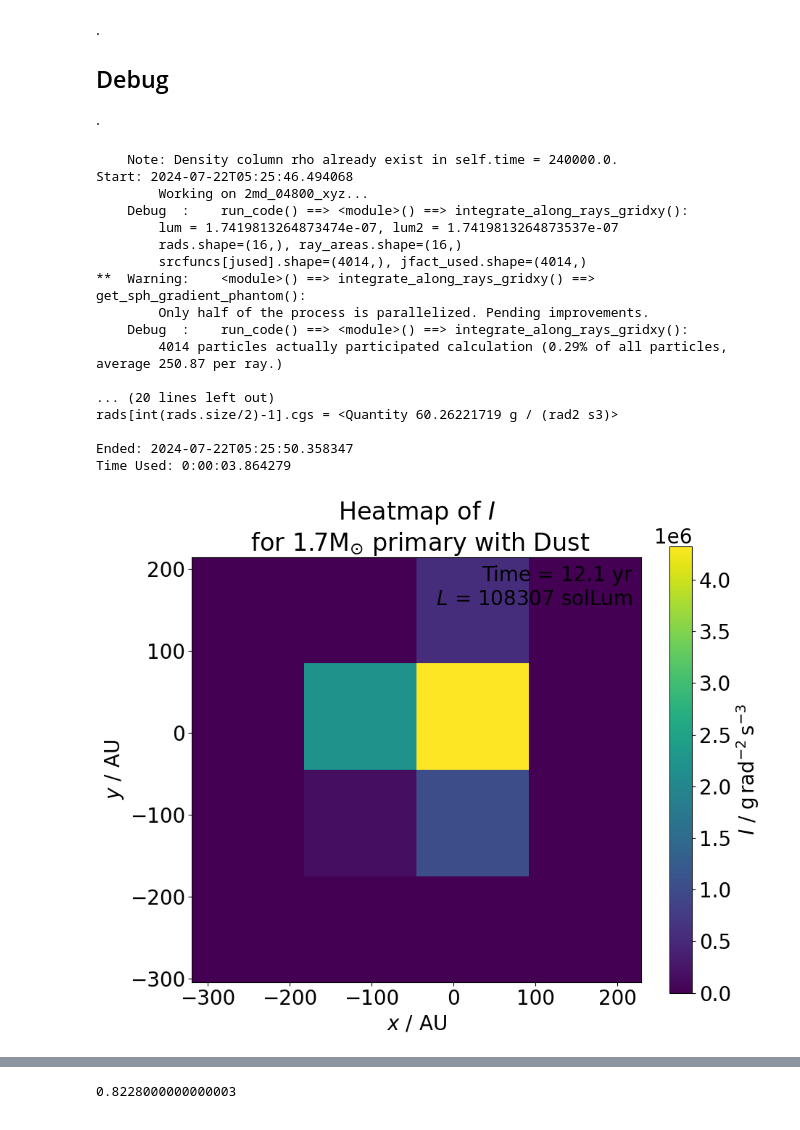
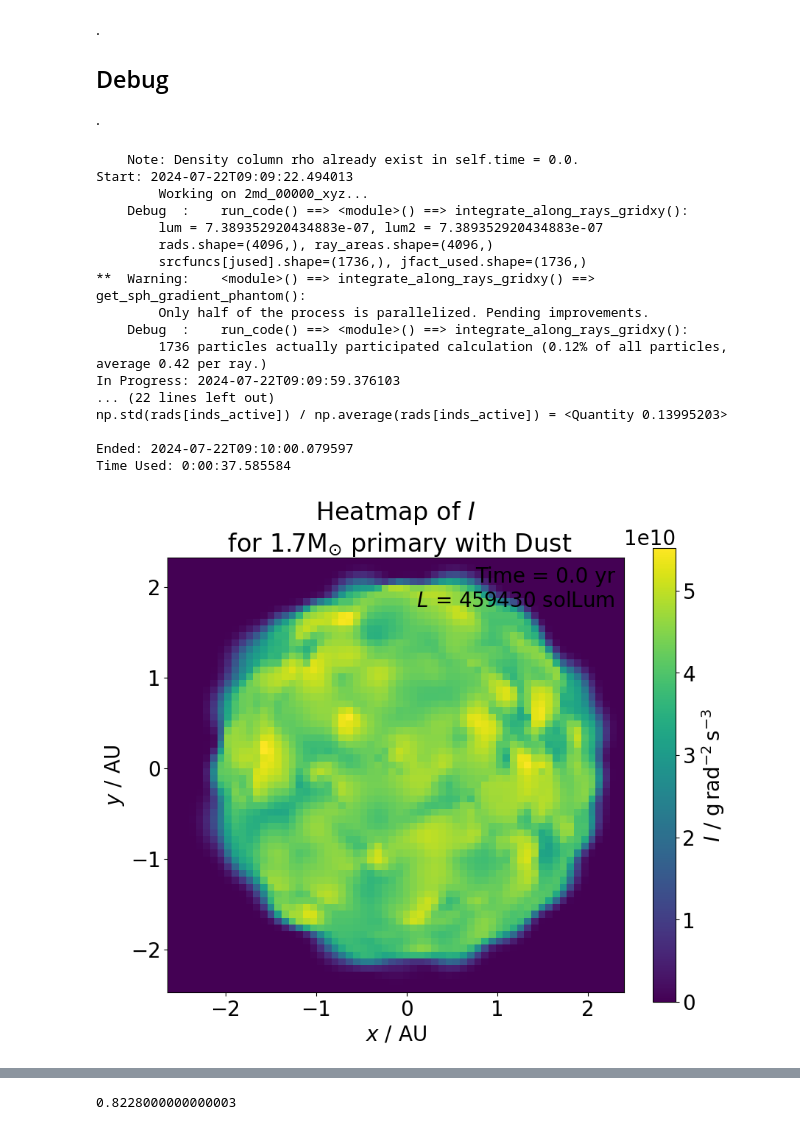
Before and after one commit to chunliangmu/RTinCEE-scripts-2024, a Jupyter notebook: script_LCGen.ipynb, the cells around one changed output, grey strips where cells are left out. Saved outputs shown, nothing was run; the diff lists cells and outputs as text; code cells hidden in the pictures.

```diff
--- a/script_LCGen.ipynb
+++ b/script_LCGen.ipynb
@@ -1892,10 +1916,11 @@ if do_debug and __name__ == '__main__':
 
 
     job_nicknames = ['2md', ]
-    FILE_INDEXES  = [ 4800, ] #[    0, ] #[ 4800, ]
+    FILE_INDEXES  = [ 0, ] #[    0, ] #[ 4800, ]
     xyzs_list     = ['xyz', ]
-    no_xy         = (4, 4)
+    no_xy         = (64, 64)
     no_xy_txt = 'x'.join([f'{i}' for i in no_xy])
+    use_new_algo  = True
 
     # init combined data
     comb = {}
@@ -1966,11 +1991,23 @@ if do_debug and __name__ == '__main__':
                     # do integration without error estimation
                     srcfuncs = np.array(srcfuncs)
                     srcfuncs_err = None # ask to re-calc below
-                    ans   = integrate_along_rays_gridxy(
-                        sdf, srcfuncs, srcfuncs_err, rays, ray_areas,
-                        xyzs_names_list=xyzs_names_list, parallel=True, verbose=verbose,
-                    )
-                    lum, lum_err, rads, areas_p, taus, inds, contr, pts_order_used, jfact_used = ans
+                    if use_new_algo:
+                        ans   = integrate_along_rays_gridxy(
+                            sdf, srcfuncs, srcfuncs_err, rays, ray_areas,
+                            xyzs_names_list=xyzs_names_list, parallel=True, verbose=verbose,
+                        )
+                        lum, lum_err, rads, areas_p, taus, inds, contr, pts_order_used, jfact_used = ans
+                    else:
+                        ans   = integrate_along_ray_gridxy_old(
+                            sdf, srcfuncs, srcfuncs_err, rays, ray_areas,
+                            xyzs_names_list=xyzs_names_list, parallel=True, verbose=verbose,
+                        )
+                        lum, lum_err, rads, areas_p, taus, inds, contr, pts_order_used, jfact_used = ans
+
+                    # record time used
+                    python_time_ended = datetime.utcnow()
+                    python_time__used  = python_time_ended - python_time_start
+                    print(f"In Progress: {python_time_ended.isoformat()}\nTime Used: {python_time__used}\n")
 
                     lum     = set_as_quantity(lum,     mpdf.units['lum']).to(units.Lsun)
                     lum_err = set_as_quantity(lum_err, mpdf.units['lum']).to(units.Lsun)
@@ -1980,16 +2017,15 @@ if do_debug and __name__ == '__main__':
                     rads  = (rads * mpdf.units['sigma_sb'] * mpdf.units['temp']**4 / units.sr).cgs
                     inds *= units.dimensionless_unscaled
                     contr = 100 * contr * units.percent
-                    npt_at_ph_lb = np.average(
-                        np.where(np.isnan(contr), 0., 1. / contr),
-                        weights=(rads * areas_u).value,
-                    ).to(units.dimensionless_unscaled)
+                    try:
+                        npt_at_ph_lb = np.average(
+                            np.where(np.isnan(contr), 0., 1. / contr),
+                            weights=(rads * areas_u).value,
+                        ).to(units.dimensionless_unscaled)
+                    except ZeroDivisionError:
+                        npt_at_ph_lb = 0.
                     lum1  = ((4 * pi * units.sr) * (rads * areas_u)).sum().to(units.solLum)
                     print(f"{lum1=}")
-                    # record time used
-                    python_time_ended = datetime.utcnow()
-                    python_time__used  = python_time_ended - python_time_start
-                    print(f"Ended: {python_time_ended.isoformat()}\nTime Used: {python_time__used}\n")
 
                     area  = (areas_p * areas_u).sum()
                     area_2= (np.where(
@@ -2070,7 +2106,12 @@ if do_debug and __name__ == '__main__':
 
 
                     # debug
-                    print(f"\n{int(rads.size/2)-1 = }\n{rads[int(rads.size/2)-1].cgs = }\n")
+                    print()
+                    print(f"{int(rads.size/2)-1 = }\n{rads[int(rads.size/2)-1].cgs = }")
+                    inds_active = np.logical_or(taus > PHOTOSPHERE_TAU, np.isnan(taus))
+                    print(f"{np.count_nonzero(inds_active) / taus.size * 100} % rays hit photosphere")
+                    print(f"{np.std(rads[inds_active]) / np.average(rads[inds_active]) = }")
+                    print()
 
                     # record time used
                     python_time_ended = datetime.utcnow()
@@ -2093,43 +2134,43 @@ if False:
                 'o--', label=f"Viewed from +{xyzs[2]}")
         ax.legend()
         ax.set_xlabel('Time / yr')
         ax.set_ylabel('Luminosity / Lsun')
         ax.set_xlim(0., 45.)
         ax.set_ylim(1e4, 5e6)
         outfilename_noext = f"{output_dir}LC_{job_nickname}_{no_xy_txt}"
 
         # write pdf
         outfilename = f"{outfilename_noext}.pdf"
         fig.savefig(outfilename)
         if is_verbose(verbose, 'note'):
             say('note', None, verbose, f"Fig saved to {outfilename}.")
 
         # write png (with plot title)
         ax.set_title(f"Light curve ({job_nickname}, {no_xy_txt} rays)")
         outfilename = f"{outfilename_noext}.png"
         fig.savefig(outfilename)
         if is_verbose(verbose, 'note'):
             say('note', None, verbose, f"Fig saved to {outfilename}.")
 
 if False:
     plt.close('all')
     mupl.hdf5_dump(comb, f"{interm_dir}lcgen.{no_xy_txt}.hdf5.gz", metadata)
 # %% [output]
-    Note: Density column rho already exist in self.time = 240000.0.
-Start: 2024-07-22T05:25:46.494068
-        Working on 2md_04800_xyz...
+    Note: Density column rho already exist in self.time = 0.0.
+Start: 2024-07-22T09:09:22.494013
+        Working on 2md_00000_xyz...
     Debug  :    run_code() ==> <module>() ==> integrate_along_rays_gridxy():
-        lum = 1.7419813264873474e-07, lum2 = 1.7419813264873537e-07
-        rads.shape=(16,), ray_areas.shape=(16,)
-        srcfuncs[jused].shape=(4014,), jfact_used.shape=(4014,)
+        lum = 7.389352920434883e-07, lum2 = 7.389352920434883e-07
+        rads.shape=(4096,), ray_areas.shape=(4096,)
+        srcfuncs[jused].shape=(1736,), jfact_used.shape=(1736,)
 **  Warning:    <module>() ==> integrate_along_rays_gridxy() ==> get_sph_gradient_phantom():
         Only half of the process is parallelized. Pending improvements.
     Debug  :    run_code() ==> <module>() ==> integrate_along_rays_gridxy():
-        4014 particles actually participated calculation (0.29% of all particles, average 250.87 per ray.)
+        1736 particles actually participated calculation (0.12% of all particles, average 0.42 per ray.)
+In Progress: 2024-07-22T09:09:59.376103
+... (22 lines left out)
+np.std(rads[inds_active]) / np.average(rads[inds_active]) = <Quantity 0.13995203>
 
-... (20 lines left out)
-rads[int(rads.size/2)-1].cgs = <Quantity 60.26221719 g / (rad2 s3)>
-
-Ended: 2024-07-22T05:25:50.358347
-Time Used: 0:00:03.864279
+Ended: 2024-07-22T09:10:00.079597
+Time Used: 0:00:37.585584
-[figure, old version]
+[figure, new version]
```
Also changed, not shown: parts of 7 cells of this notebook.
